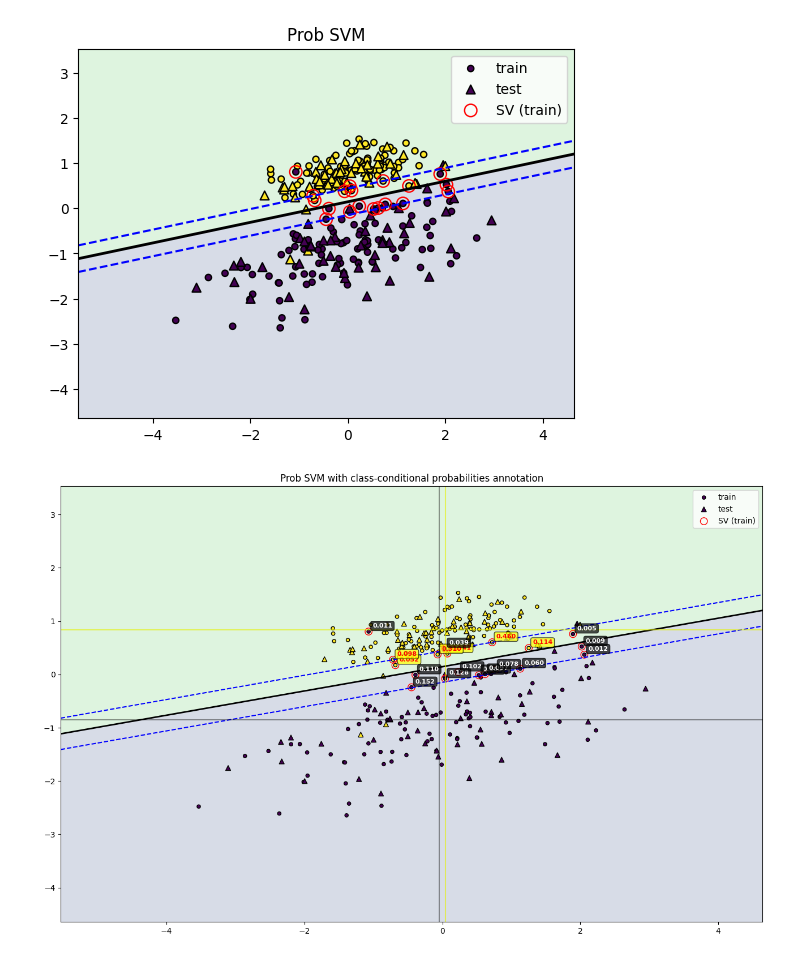
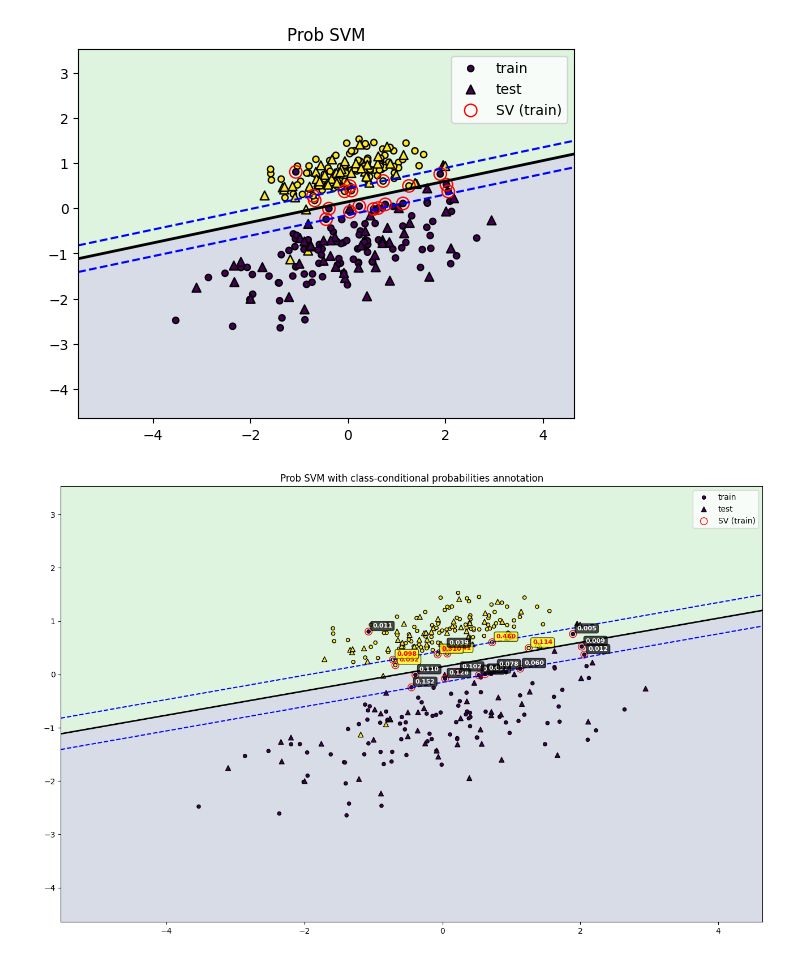
Before and after one commit to ginjae/SKiP, a Jupyter notebook: Naive-SVM.ipynb, the cells around one changed output. Cells and saved outputs as stored; diff of their text form; code cells hidden in the pictures.

Commit message:
little modification for plotting

```diff
--- a/Naive-SVM.ipynb
+++ b/Naive-SVM.ipynb
@@ -167,47 +167,47 @@ plt.scatter(X_train[:,0], X_train[:,1], c=y_train, s=20, edgecolor='k', label='t
 plt.scatter(X_test[:,0], X_test[:,1], c=y_test, s=40, marker='^', edgecolor='k', label='test')
 sv = clf.support_
 plt.scatter(X_train[sv,0], X_train[sv,1], s=80, facecolors='none', edgecolors='r', label='SV (train)')
 
-classes = np.unique(y_train)
-n_samples = len(y_train)
-p_i = np.zeros(n_samples)
+# classes = np.unique(y_train)
+# n_samples = len(y_train)
+# p_i = np.zeros(n_samples)
 
-w = 0.9
-c = (1-w)*np.array(to_rgb('green')) + w*np.array(to_rgb('yellow'))
+# w = 0.9
+# c = (1-w)*np.array(to_rgb('green')) + w*np.array(to_rgb('yellow'))
 
-for cls in classes:
-    cls_mask = (y_train == cls)
-    prior = np.sum(cls_mask) / n_samples
+# for cls in classes:
+#     cls_mask = (y_train == cls)
+#     prior = np.sum(cls_mask) / n_samples
 
-    X_cls = X_train[cls_mask]
-    mean = np.mean(X_cls, axis=0)
-    if cls == 0:
-        plt.axhline(y=mean[1], xmin=0, xmax=1, color = 'black', linestyle='solid', alpha = 0.4)
-        plt.axvline(x=mean[0], ymin=0, ymax=1, color = 'black', linestyle='solid', alpha = 0.4)
-    else :
-        plt.axhline(y=mean[1], xmin=0, xmax=1, color = c, linestyle='solid', alpha = 0.6)
-        plt.axvline(x=mean[0], ymin=0, ymax=1, color = c, linestyle='solid', alpha = 0.6)
+#     X_cls = X_train[cls_mask]
+#     mean = np.mean(X_cls, axis=0)
+#     if cls == 0:
+#         plt.axhline(y=mean[1], xmin=0, xmax=1, color = 'black', linestyle='solid', alpha = 0.4)
+#         plt.axvline(x=mean[0], ymin=0, ymax=1, color = 'black', linestyle='solid', alpha = 0.4)
+#     else :
+#         plt.axhline(y=mean[1], xmin=0, xmax=1, color = c, linestyle='solid', alpha = 0.6)
+#         plt.axvline(x=mean[0], ymin=0, ymax=1, color = c, linestyle='solid', alpha = 0.6)
 
 
 
 # Annotate support vectors with their class-conditional probabilities
 for idx in sv:
     p_val = clf.p_i_[idx]
     if y_train[idx] == 0:
         plt.annotate(f'{p_val:.3f}',
                     xy=(X_train[idx, 0], X_train[idx, 1]),
                     xytext=(5, 5), textcoords='offset points',
                     fontsize=8, color='white', fontweight='bold',
                     bbox=dict(boxstyle='round,pad=0.3', facecolor='black', alpha=0.7))
     else :
         plt.annotate(f'{p_val:.3f}',
                     xy=(X_train[idx, 0], X_train[idx, 1]),
                     xytext=(5, 5), textcoords='offset points',
                     fontsize=8, color='red', fontweight='bold',
                     bbox=dict(boxstyle='round,pad=0.3', facecolor='yellow', alpha=0.7))
 
 plt.legend()
 plt.title("Prob SVM with class-conditional probabilities annotation")
 plt.show()
 # %% [output]
-[figure, old version]
+[figure, new version]
```
